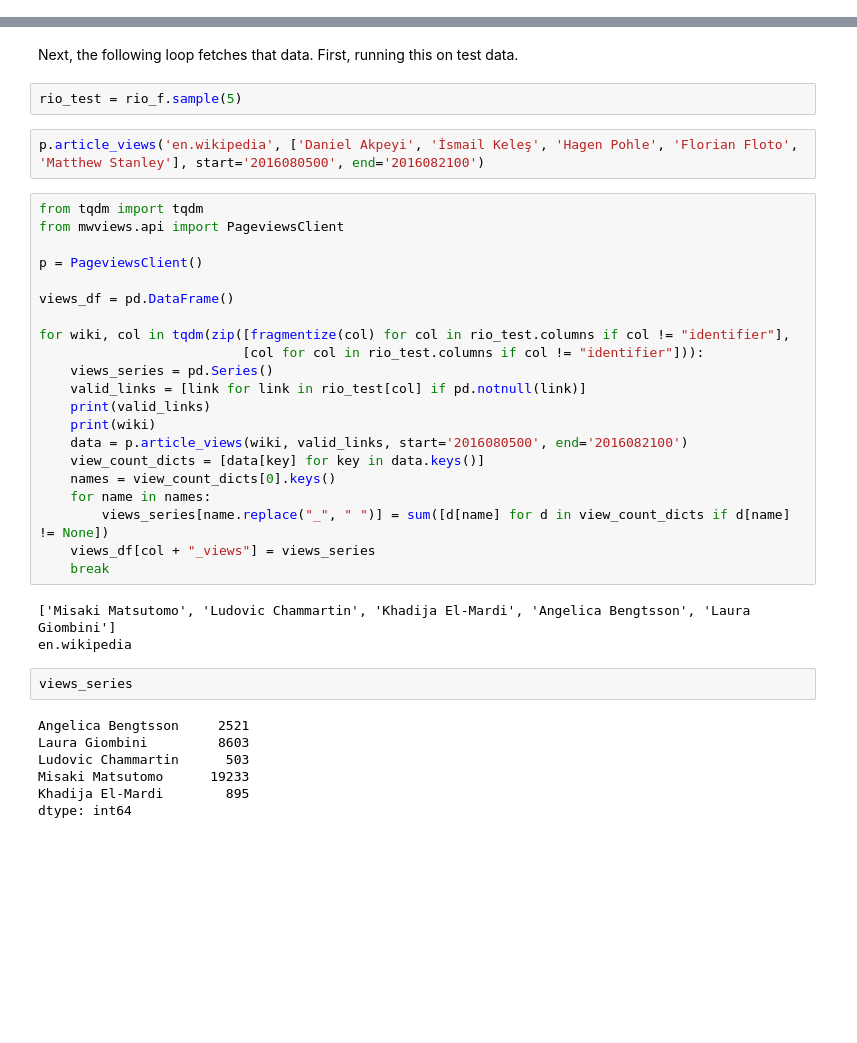
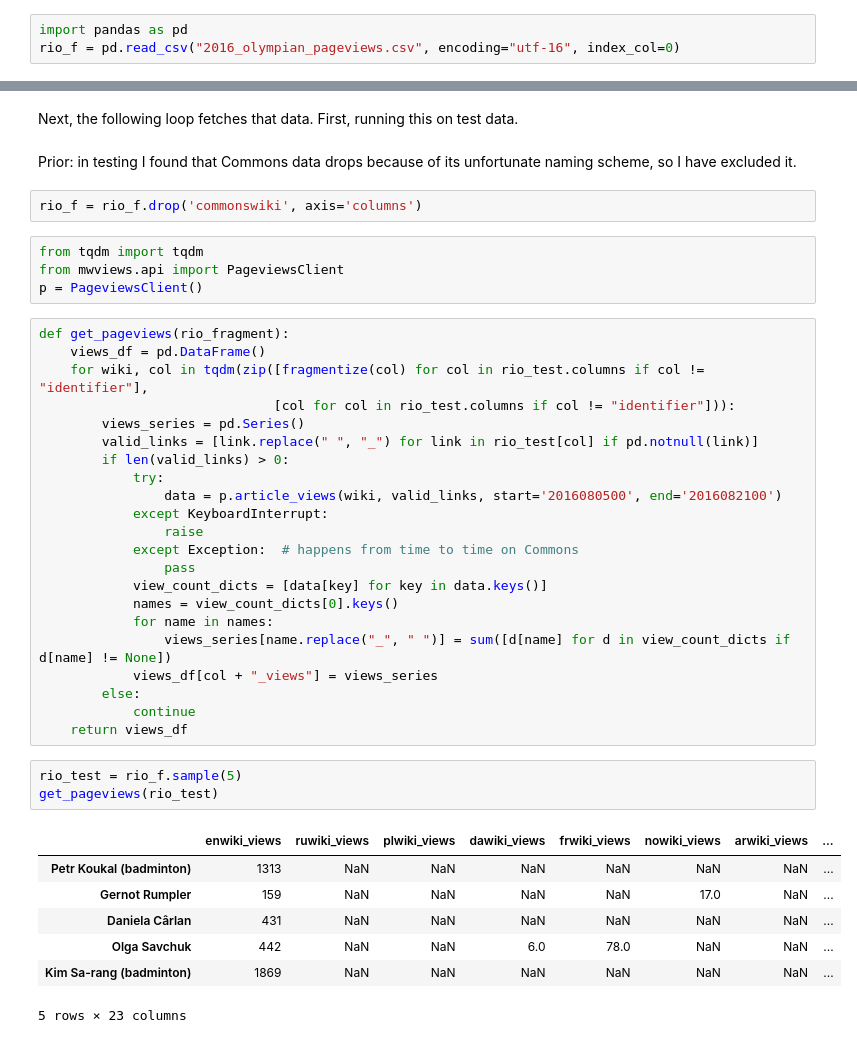
Before and after one commit to ResidentMario/olympian-pageviews, a Jupyter notebook: data-munging.ipynb, the cells around one changed output, grey strips where cells are left out. Drawn from its saved outputs; the diff is of its cells as text; blank space fills up the shorter version.

```diff
--- a/data-munging.ipynb
+++ b/data-munging.ipynb
@@ -228,6 +228,9 @@ When you run this notebook from the start, the language data is correctly loaded
 So we need to specify a formal encoding scheme. From poking around it seems that the data is stored natively in `utf-16`, and setting that as the encoding scheme makes everything work as expected on both read and write.
 # %%
 rio_f.to_csv("2016_olympian_pageviews.csv", encoding="utf-16")
+# %%
+import pandas as pd
+rio_f = pd.read_csv("2016_olympian_pageviews.csv", encoding="utf-16", index_col=0)
 # %% [markdown]
 Let's take a quick peek at our completeness statistics.
 # %% [markdown]
@@ -294,40 +297,44 @@ fragmentize("enwikinews")
 'en.wikinews'
 # %% [markdown]
 Next, the following loop fetches that data. First, running this on test data.
+# %% [markdown]
+Prior: in testing I found that Commons data drops because of its unfortunate naming scheme, so I have excluded it.
+# %%
+rio_f = rio_f.drop('commonswiki', axis='columns')
+# %%
+from tqdm import tqdm
+from mwviews.api import PageviewsClient
+p = PageviewsClient()
+# %%
+def get_pageviews(rio_fragment):
+    views_df = pd.DataFrame()
+    for wiki, col in tqdm(zip([fragmentize(col) for col in rio_test.columns if col != "identifier"],
+                              [col for col in rio_test.columns if col != "identifier"])):
+        views_series = pd.Series()
+        valid_links = [link.replace(" ", "_") for link in rio_test[col] if pd.notnull(link)]
+        if len(valid_links) > 0:
+            try:
+                data = p.article_views(wiki, valid_links, start='2016080500', end='2016082100')
+            except KeyboardInterrupt:
+                raise
+            except Exception:  # happens from time to time on Commons
+                pass
+            view_count_dicts = [data[key] for key in data.keys()]
+            names = view_count_dicts[0].keys()
+            for name in names:
+                views_series[name.replace("_", " ")] = sum([d[name] for d in view_count_dicts if d[name] != None])
+            views_df[col + "_views"] = views_series
+        else:
+            continue
+    return views_df
 # %%
 rio_test = rio_f.sample(5)
+get_pageviews(rio_test)
+# %% [output]
+|  | enwiki_views | ruwiki_views | plwiki_views | dawiki_views | frwiki_views | nowiki_views | arwiki_views | ... |
+| Petr Koukal (badminton) | 1313 | NaN | NaN | NaN | NaN | NaN | NaN | ... |
+| Gernot Rumpler | 159 | NaN | NaN | NaN | NaN | 17.0 | NaN | ... |
+| Daniela Cârlan | 431 | NaN | NaN | NaN | NaN | NaN | NaN | ... |
+| Olga Savchuk | 442 | NaN | NaN | 6.0 | 78.0 | NaN | NaN | ... |
+| Kim Sa-rang (badminton) | 1869 | NaN | NaN | NaN | NaN | NaN | NaN | ... |
+5 rows × 23 columns
-# %%
-p.article_views('en.wikipedia', ['Daniel Akpeyi', 'İsmail Keleş', 'Hagen Pohle', 'Florian Floto', 'Matthew Stanley'], start='2016080500', end='2016082100')
-# %%
-from tqdm import tqdm
-from mwviews.api import PageviewsClient
-
-p = PageviewsClient()
-
-views_df = pd.DataFrame()
-
-for wiki, col in tqdm(zip([fragmentize(col) for col in rio_test.columns if col != "identifier"],
-                          [col for col in rio_test.columns if col != "identifier"])):
-    views_series = pd.Series()
-    valid_links = [link for link in rio_test[col] if pd.notnull(link)]
-    print(valid_links)
-    print(wiki)
-    data = p.article_views(wiki, valid_links, start='2016080500', end='2016082100')
-    view_count_dicts = [data[key] for key in data.keys()]
-    names = view_count_dicts[0].keys()
-    for name in names:
-        views_series[name.replace("_", " ")] = sum([d[name] for d in view_count_dicts if d[name] != None])
-    views_df[col + "_views"] = views_series
-    break
-# %% [output]
-['Misaki Matsutomo', 'Ludovic Chammartin', 'Khadija El-Mardi', 'Angelica Bengtsson', 'Laura Giombini']
-en.wikipedia
-# %%
-views_series
-# %% [output]
-Angelica Bengtsson     2521
-Laura Giombini         8603
-Ludovic Chammartin      503
-Misaki Matsutomo      19233
-Khadija El-Mardi        895
-dtype: int64
```
Also changed, not shown: parts of 8 cells of this notebook.
